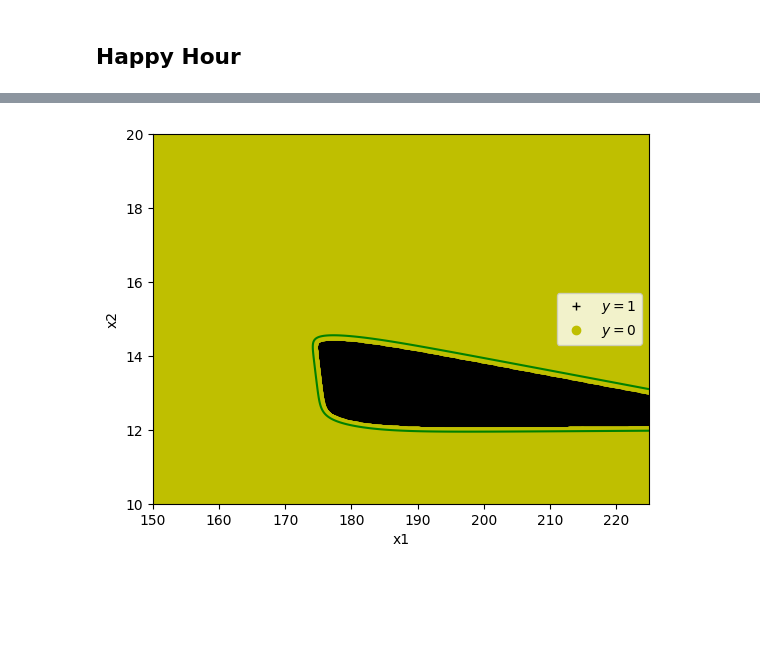
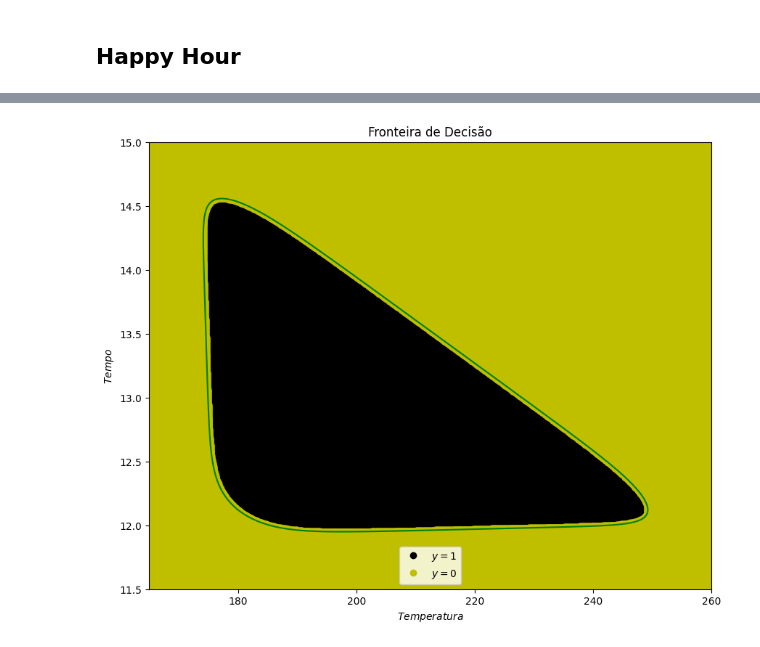
Before and after one commit to superflanker/aprendizado_de_maquina, a Jupyter notebook: aula15/entregar/Código_Aula15_Parte_1_e_2.ipynb, the cells around one changed output, grey strips where cells are left out. Saved outputs shown, nothing was run; the diff lists cells and outputs as text; code cells hidden in the pictures; blank space fills up the shorter version.

```diff
--- a/aula15/entregar/Código_Aula15_Parte_1_e_2.ipynb
+++ b/aula15/entregar/Código_Aula15_Parte_1_e_2.ipynb
@@ -355,10 +367,10 @@ A rede demonstrou a habilidade das redes neurais em lidar com decisões complexa
 # %%
 # entendo que um GridSearch ou Raster Scan resuma, hermeneuticamente falando, o sentido de testar sistematicamente. Correto?
 # então, vamos preparar uma gradezinha para determinar os valores de probabilidade e simplesmente recortar a fatia de interesse
-# que de fato é f = 0.5, que é a fronteira de decisão
+# que de fato é f = 0.5, ou seja, é a fronteira de decisão
 
-x_1 = np.linspace(150, 225, 1000)
-x_2 = np.linspace(10, 20, 1000)
+x_1 = np.linspace(165, 260, 1000)
+x_2 = np.linspace(11.5, 15, 1000)
 
 # crio uma grade de combinações com meshgrid
 X1, X2 = np.meshgrid(x_1, x_2)
@@ -379,11 +391,13 @@ negative = y_pred == 0
 z = probabilidades.reshape(X1.shape)
 
 # Plotagem
-plt.plot(x[positive, 0], x[positive, 1], 'k+', label="$y=1$")
+plt.figure(figsize=(10,8))
+plt.plot(x[positive, 0], x[positive, 1], 'ko', label="$y=1$")
 plt.plot(x[negative, 0], x[negative, 1], 'yo', label="$y=0$")
-plt.contour(X1, X2, z, levels=[0.5], colors="g")  # Utilizando X1 e X2 para contorno
-plt.xlabel("x1")
-plt.ylabel("x2")
+plt.contour(X1, X2, z, levels=[0.5], colors="g")
+plt.title("Fronteira de Decisão")
+plt.xlabel("$Temperatura$")
+plt.ylabel("$Tempo$")
 plt.legend()
 plt.show()
 # %% [output]
@@ -391 +405 @@ plt.show()
-[figure, old version]
+[figure, new version]
```
Also changed, not shown: parts of 9 cells of this notebook, 1 other file.
